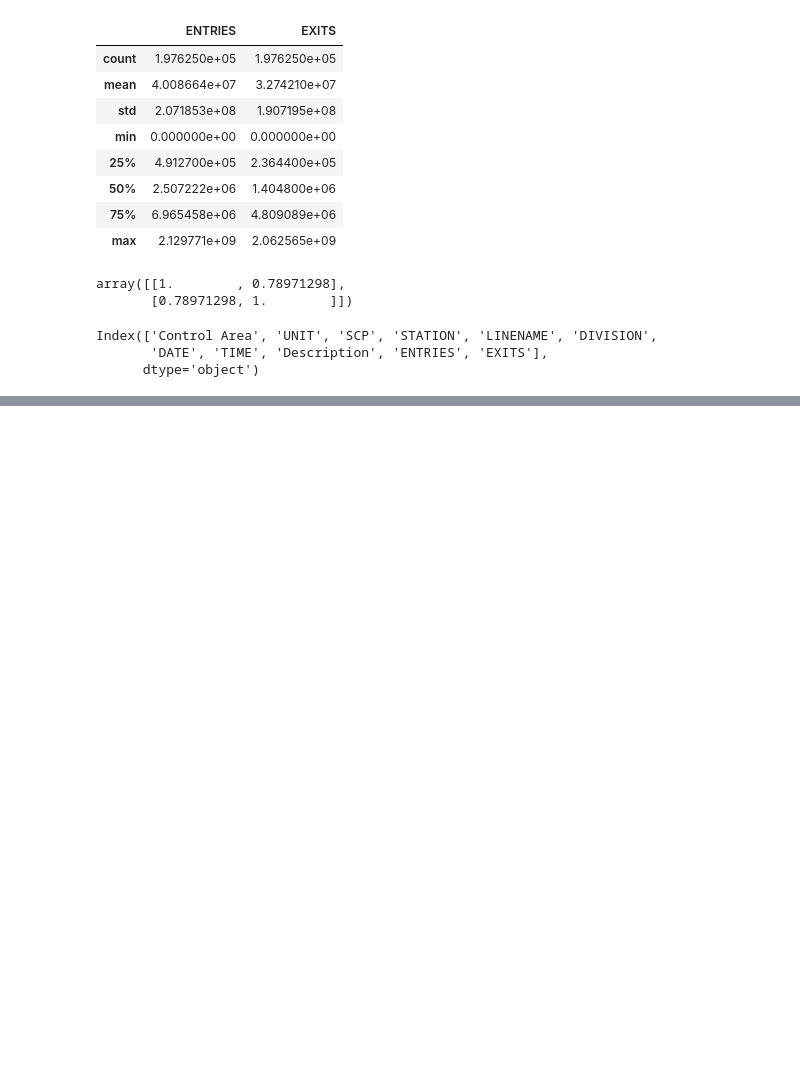
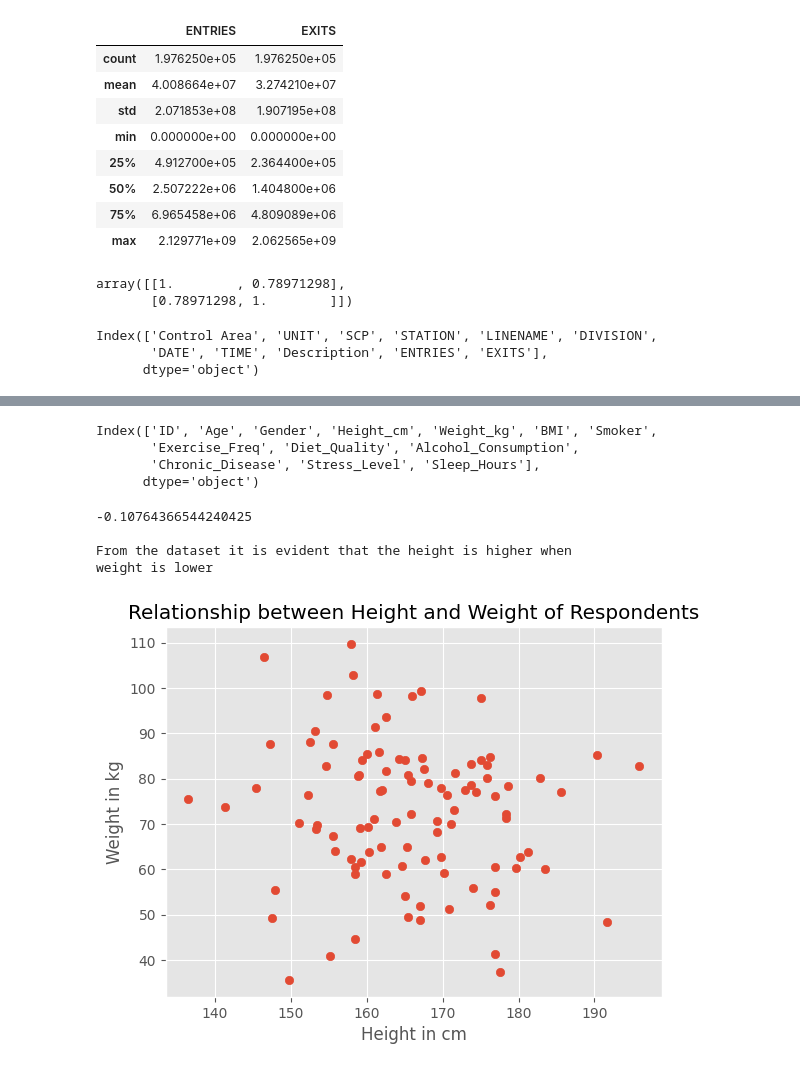
Before and after one commit to Jimmy-ai1/Group_3, a Jupyter notebook: Group_3_task.ipynb, the cells around one changed output, grey strips where cells are left out. Saved outputs shown, nothing was run; the diff lists cells and outputs as text; code cells hidden in the pictures; blank space fills up the shorter version.

```diff
--- a/Group_3_task.ipynb
+++ b/Group_3_task.ipynb
@@ -605,0 +638,31 @@ Index(['Control Area', 'UNIT', 'SCP', 'STATION', 'LINENAME', 'DIVISION',
+# %%
+# Printing the column names to ease extraction in cell below
+data.columns
+# %% [output]
+Index(['ID', 'Age', 'Gender', 'Height_cm', 'Weight_kg', 'BMI', 'Smoker',
+       'Exercise_Freq', 'Diet_Quality', 'Alcohol_Consumption',
+       'Chronic_Disease', 'Stress_Level', 'Sleep_Hours'],
+      dtype='object')
+# %%
+# Q2: How does Height vary as Weight changes in the dataset - scatter plot
+
+# Calculate the correlation between height and weight
+print(np.corrcoef(data['Height_cm'], data['Weight_kg'])[0, 1])
+
+# Plotting a scatter plot to visualize the relationship between weight and height
+plt.scatter(data['Height_cm'], data['Weight_kg'])
+plt.xlabel('Height in cm')
+plt.ylabel('Weight in kg')
+plt.title('Relationship between Height and Weight of Respondents');
+
+# Printing the coclusion
+print("""
+From the dataset it is evident that the height is higher when
+weight is lower
+""")
+# %% [output]
+-0.10764366544240425
+
+From the dataset it is evident that the height is higher when
+weight is lower
+[figure, added]
```
Also changed, not shown: parts of 5 cells of this notebook.
